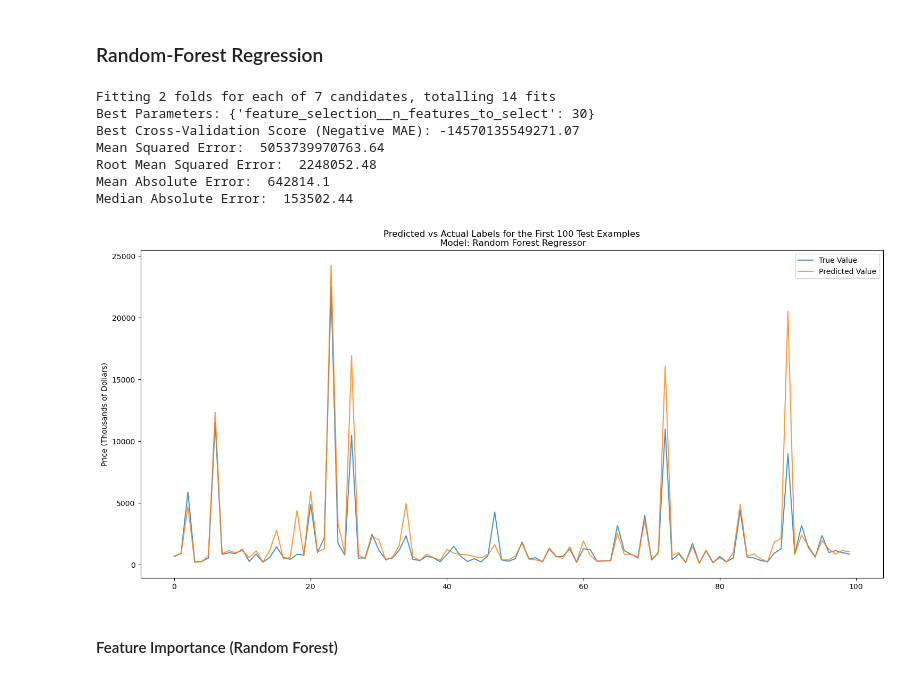
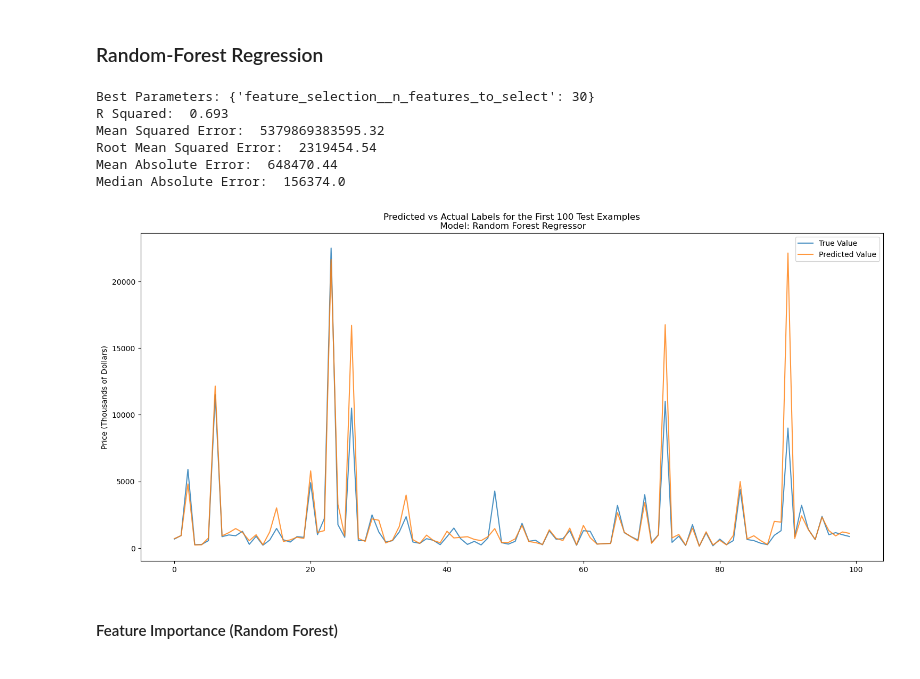
Before and after one commit to TrevorChartier/RealEstateRegression, a Jupyter notebook: RealEstateRegression.ipynb, the cells around one changed output. Cells and saved outputs as stored; diff of their text form; code cells hidden in the pictures.

Commit message:
Polishing Model Training

```diff
--- a/RealEstateRegression.ipynb
+++ b/RealEstateRegression.ipynb
@@ -630,7 +630,7 @@ from sklearn.metrics import mean_squared_error, mean_absolute_error, median_abso
 
 results = []
 def print_and_track_metrics(y_pred, y_actual, modelName):
-    r2 = r2_score(y_actual,y_pred)
+    r2 = np.round(r2_score(y_actual,y_pred),3)
     mae = np.round(mean_absolute_error(y_actual, y_pred),2)
     mse = np.round(mean_squared_error(y_actual,y_pred),2)
     rmse = np.round(np.sqrt(mse),2)
@@ -870,41 +845,39 @@ pipeline = Pipeline([
     ('feature_selection', rfe),
     ('model', rf)
 ])
 
 param_grid = {
     'feature_selection__n_features_to_select': [15, 30, 45],
     'model__max_depth': [None, 10, 20],
     'model__min_samples_split': [2, 5, 10],
-    'model__min_samples_leaf': [1, 2, 4],
     'model__max_features': ['sqrt', 'log2', None]
 }
 
 grid_search = GridSearchCV(estimator=pipeline, param_grid=param_grid,
                            cv=3, scoring='neg_mean_squared_error', n_jobs=-1)
 
 grid_search.fit(X_train, y_train)
 
 print("Best Parameters:", grid_search.best_params_)
 print("Best Cross-Validation Score (Negative MAE):", grid_search.best_score_)
 
 best = grid_search.best_estimator_
 
 y_pred = best.predict(X_test)
 rf.fit(X_train, y_train)
 
 y_pred = rf.predict(X_test)
 
 print_and_track_metrics(y_pred,y_test, "Random Forest Regressor")
 plot_results(y_test, y_pred, "Random Forest Regressor")
 # %% [output]
-Fitting 2 folds for each of 7 candidates, totalling 14 fits
 Best Parameters: {'feature_selection__n_features_to_select': 30}
-Best Cross-Validation Score (Negative MAE): -14570135549271.07
-Mean Squared Error:  5053739970763.64
-Root Mean Squared Error:  2248052.48
-Mean Absolute Error:  642814.1
-Median Absolute Error:  153502.44
+R Squared:  0.693
+Mean Squared Error:  5379869383595.32
+Root Mean Squared Error:  2319454.54
+Mean Absolute Error:  648470.44
+Median Absolute Error:  156374.0
-[figure, old version]
+[figure, new version]
 # %% [markdown]
 #### Feature Importance (Random Forest)
 # %%
```
Also changed, not shown: parts of 6 cells of this notebook.
